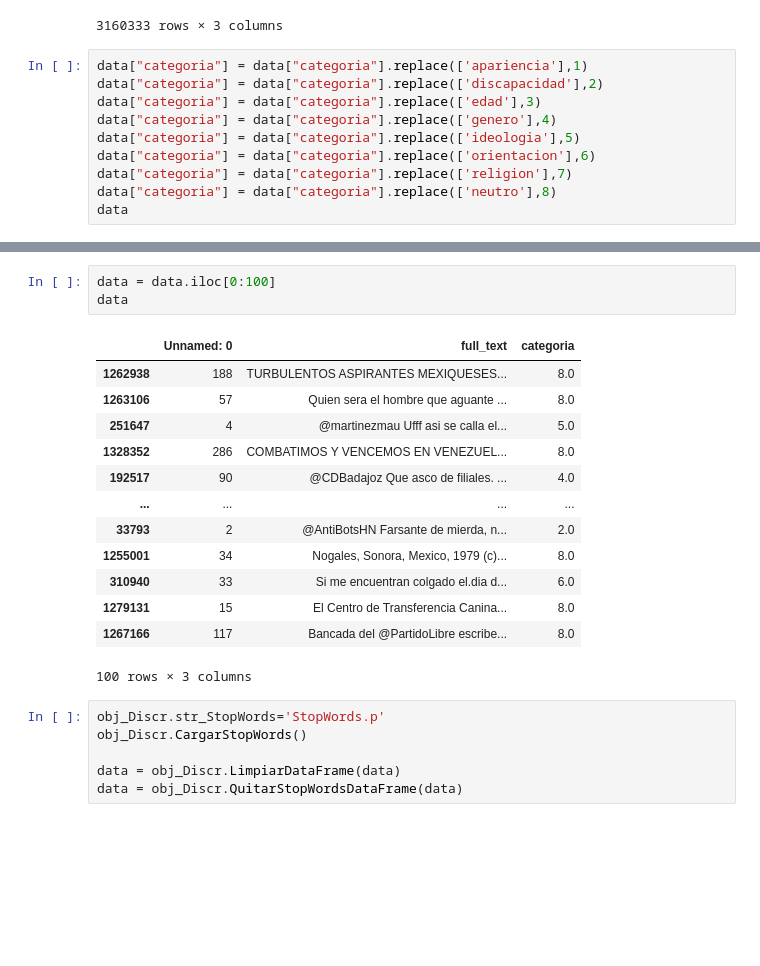
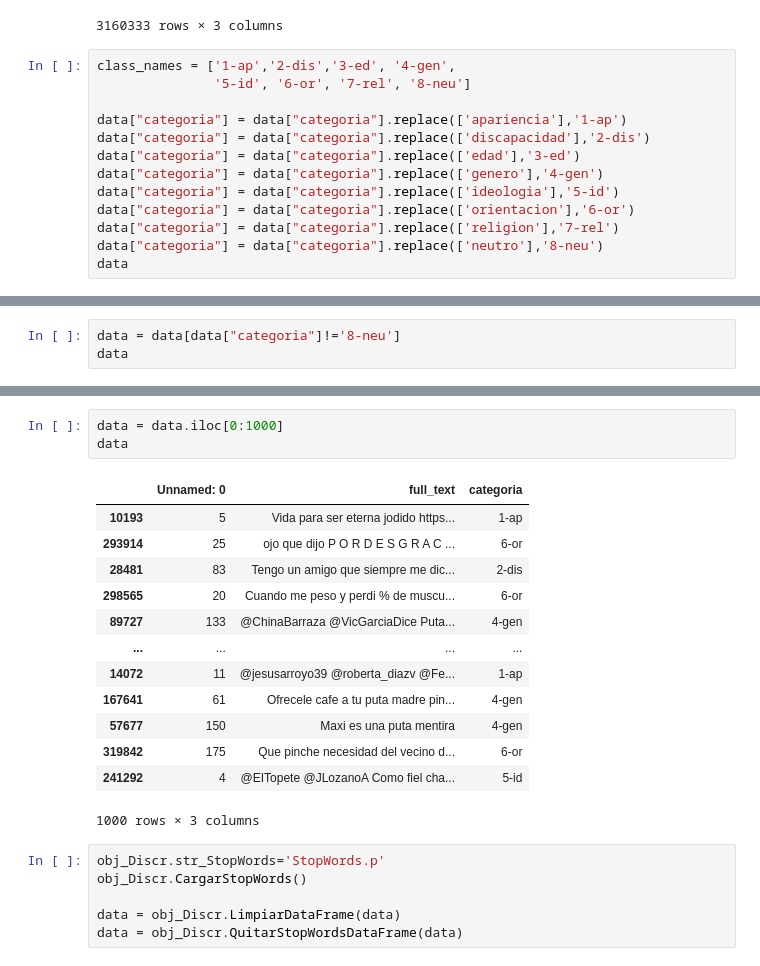
Before and after one commit to xuxoramos/discriminamometro, a Jupyter notebook: discriminamometro/scripts/04_modelado_discriminacion_binaria.ipynb, the cells around one changed output, grey strips where cells are left out. Saved outputs shown, nothing was run; the diff lists cells and outputs as text; blank space fills up the shorter version.

```diff
--- a/discriminamometro/scripts/04_modelado_discriminacion_binaria.ipynb
+++ b/discriminamometro/scripts/04_modelado_discriminacion_binaria.ipynb
@@ -298,14 +321,17 @@ data
 | 3160332 | 364 | Hasta manana camaradas\n@Briggitt... | neutro |
 3160333 rows × 3 columns
 # %%
-data["categoria"] = data["categoria"].replace(['apariencia'],1)
-data["categoria"] = data["categoria"].replace(['discapacidad'],2)
-data["categoria"] = data["categoria"].replace(['edad'],3)
-data["categoria"] = data["categoria"].replace(['genero'],4)
-data["categoria"] = data["categoria"].replace(['ideologia'],5)
-data["categoria"] = data["categoria"].replace(['orientacion'],6)
-data["categoria"] = data["categoria"].replace(['religion'],7)
-data["categoria"] = data["categoria"].replace(['neutro'],8)
+class_names = ['1-ap','2-dis','3-ed', '4-gen',
+               '5-id', '6-or', '7-rel', '8-neu']
+
+data["categoria"] = data["categoria"].replace(['apariencia'],'1-ap')
+data["categoria"] = data["categoria"].replace(['discapacidad'],'2-dis')
+data["categoria"] = data["categoria"].replace(['edad'],'3-ed')
+data["categoria"] = data["categoria"].replace(['genero'],'4-gen')
+data["categoria"] = data["categoria"].replace(['ideologia'],'5-id')
+data["categoria"] = data["categoria"].replace(['orientacion'],'6-or')
+data["categoria"] = data["categoria"].replace(['religion'],'7-rel')
+data["categoria"] = data["categoria"].replace(['neutro'],'8-neu')
 data
 # %% [output]
 |  | Unnamed: 0 | full_text | categoria |
@@ -340 +378,4 @@ data
 1053598 rows × 3 columns
+# %%
+data = data[data["categoria"]!='8-neu']
+data
@@ -359,20 +414,20 @@ data
 # %%
-data = data.iloc[0:100]
+data = data.iloc[0:1000]
 data
 # %% [output]
 |  | Unnamed: 0 | full_text | categoria |
-| 1262938 | 188 | TURBULENTOS ASPIRANTES MEXIQUESES... | 8.0 |
-| 1263106 | 57 | Quien sera el hombre que aguante ... | 8.0 |
-| 251647 | 4 | @martinezmau Ufff asi se calla el... | 5.0 |
-| 1328352 | 286 | COMBATIMOS Y VENCEMOS EN VENEZUEL... | 8.0 |
-| 192517 | 90 | @CDBadajoz Que asco de filiales. ... | 4.0 |
+| 10193 | 5 | Vida para ser eterna jodido https... | 1-ap |
+| 293914 | 25 | ojo que dijo P O R D E S G R A C ... | 6-or |
+| 28481 | 83 | Tengo un amigo que siempre me dic... | 2-dis |
+| 298565 | 20 | Cuando me peso y perdi % de muscu... | 6-or |
+| 89727 | 133 | @ChinaBarraza @VicGarciaDice Puta... | 4-gen |
 | ... | ... | ... | ... |
-| 33793 | 2 | @AntiBotsHN Farsante de mierda, n... | 2.0 |
-| 1255001 | 34 | Nogales, Sonora, Mexico, 1979 (c)... | 8.0 |
-| 310940 | 33 | Si me encuentran colgado el.dia d... | 6.0 |
-| 1279131 | 15 | El Centro de Transferencia Canina... | 8.0 |
-| 1267166 | 117 | Bancada del @PartidoLibre escribe... | 8.0 |
+| 14072 | 11 | @jesusarroyo39 @roberta_diazv @Fe... | 1-ap |
+| 167641 | 61 | Ofrecele cafe a tu puta madre pin... | 4-gen |
+| 57677 | 150 | Maxi es una puta mentira | 4-gen |
+| 319842 | 175 | Que pinche necesidad del vecino d... | 6-or |
+| 241292 | 4 | @EITopete @JLozanoA Como fiel cha... | 5-id |
-100 rows × 3 columns
+1000 rows × 3 columns
 # %%
 obj_Discr.str_StopWords='StopWords.p'
 obj_Discr.CargarStopWords()
```
Also changed, not shown: parts of 24 cells of this notebook, 1 other file.
